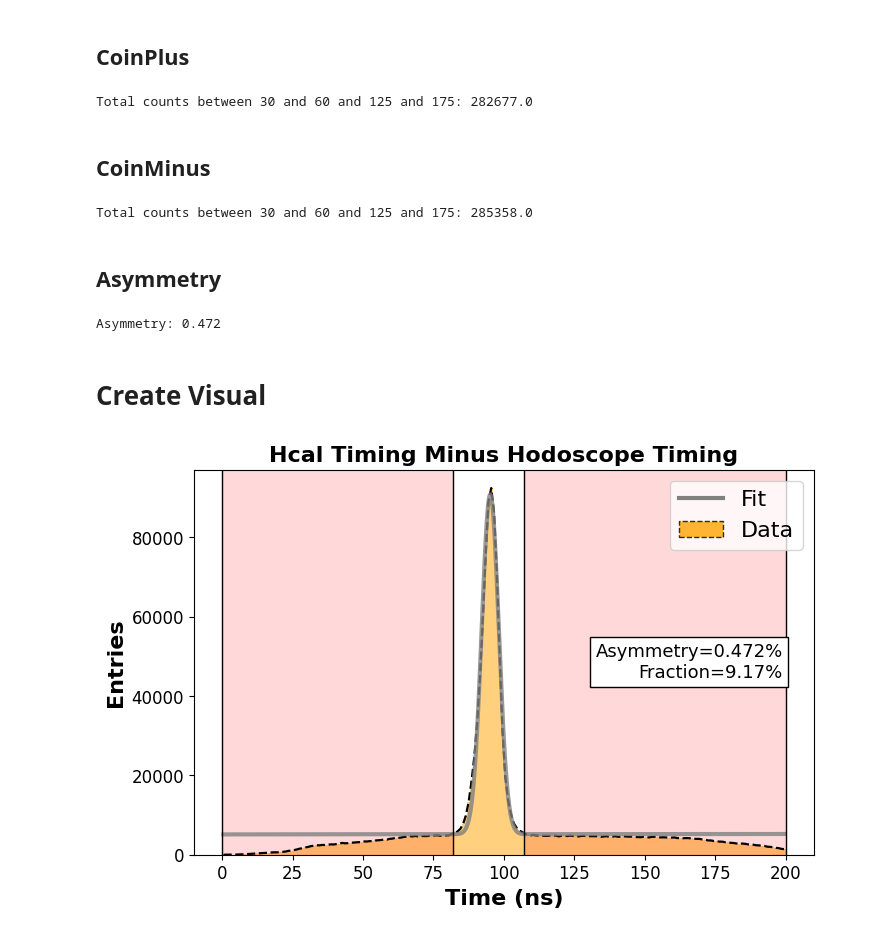
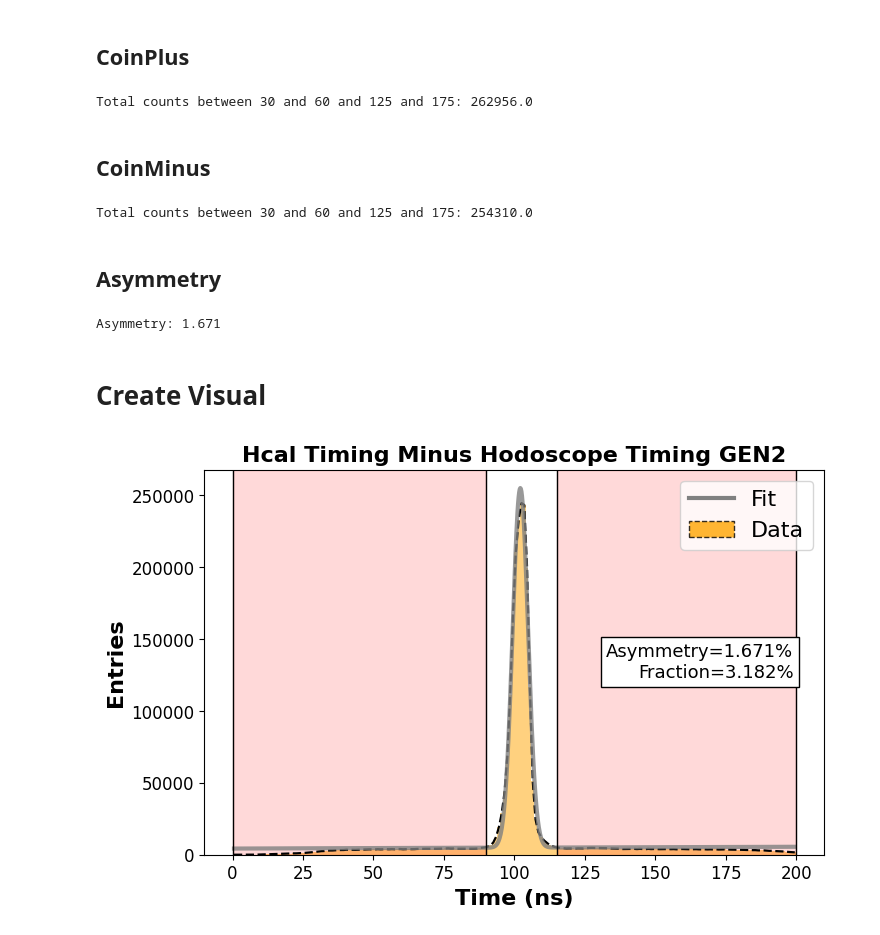
Before and after one commit to hp4xz/GEnAnalysis, a Jupyter notebook: analysis/CORRECTION_Accidentals.ipynb, the cells around one changed output. Cells and saved outputs as stored; diff of their text form; code cells hidden in the pictures.

```diff
--- a/analysis/CORRECTION_Accidentals.ipynb
+++ b/analysis/CORRECTION_Accidentals.ipynb
@@ -25,5 +27,5 @@ from scipy.integrate import quad
 # %%
-config="3"
+config="2"
 def coincidence(config):
     gStyle.SetOptStat(0)
     gStyle.SetOptFit(1)
@@ -250,8 +270,11 @@ Total Events: 683100.7135661014 Background: 62641.83207284371 Ratio: 9.17%
 ## CoinPlus
 # %%
 bin_centers,bin_contents=coinplus
+if config=="2":
+    count_ranges = [(0, 90), (115, 200)]
+if config=="3":
+    count_ranges = [(0, 82), (107, 200)]
 
-count_ranges = [(0, 82), (107, 200)]
 
 # Initialize total counts
 total_counts = 0
@@ -265,7 +288,7 @@ for count_range_min, count_range_max in count_ranges:
 print(f"Total counts between 30 and 60 and 125 and 175: {total_counts}")
 countP=total_counts
 # %% [output]
-Total counts between 30 and 60 and 125 and 175: 282677.0
+Total counts between 30 and 60 and 125 and 175: 262956.0
 # %% [markdown]
 ## CoinMinus
 # %%
@@ -285,14 +308,14 @@ for count_range_min, count_range_max in count_ranges:
 print(f"Total counts between 30 and 60 and 125 and 175: {total_counts}")
 countM=total_counts
 # %% [output]
-Total counts between 30 and 60 and 125 and 175: 285358.0
+Total counts between 30 and 60 and 125 and 175: 254310.0
 # %% [markdown]
 ## Asymmetry
 # %%
 A=np.round(100*abs((countP-countM)/(countP+countM)),3)
 print("Asymmetry: "+str(A))
 # %% [output]
-Asymmetry: 0.472
+Asymmetry: 1.671
 # %% [markdown]
 # Create Visual
 # %%
@@ -303,32 +326,32 @@ bin_centers,bin_contents=coin
 plt.bar(bin_centers, bin_contents, width=(bin_centers[1] - bin_centers[0]), align='center', alpha=0.5,color='orange',label="Total Fit = bg+simN+simP")
 plt.plot(bin_centers, bin_contents,'--',color='black',linewidth=lw)
 #___________________________________________________________________________________________________________
 
 x_fit = np.linspace(min(bin_centers), max(bin_centers), 1000)
 plt.plot(x_fit, fit_function(x_fit, *params), 'grey',alpha=.8,linewidth=3, label='Fit')
 
 legend_elements = [
      Line2D([0], [0], color='grey', linewidth=3, linestyle='-', label='Fit'),
     Patch(facecolor='orange', edgecolor='black', linestyle='--', label='Data',alpha=.8)]
-plt.title('Hcal Timing Minus Hodoscope Timing',fontsize=fs,fontweight=fw)
+plt.title(f'Hcal Timing Minus Hodoscope Timing GEN{config}',fontsize=fs,fontweight=fw)
 
 plt.legend(handles=legend_elements,loc='upper right',fontsize=fs)
 plt.xticks(fontsize=fs-4)
 plt.yticks(fontsize=fs-4)
 plt.xlabel('Time (ns)',fontsize=fs,fontweight=fw)
 plt.ylabel('Entries',fontsize=fs,fontweight=fw)
 
 for count_range_min, count_range_max in count_ranges:
     plt.axvspan(count_range_min, count_range_max, color='red', alpha=0.15)
     plt.axvline(count_range_min, color='black', linestyle='-', linewidth=1)
     plt.axvline(count_range_max, color='black', linestyle='-', linewidth=1)
 textstr = 'Asymmetry='+str(A)+'%\nFraction='+str(ratio)+'%'
 props = dict(boxstyle='square', facecolor='white', edgecolor='black')
 plt.text(0.95, 0.5, textstr, transform=plt.gca().transAxes, fontsize=13,
          verticalalignment='center', horizontalalignment='right', bbox=props)
 
 
 
 plt.savefig(f"../plots/CORRECTIONS_Accidental{config}")
 # %% [output]
-[figure, old version]
+[figure, new version]
```
Also changed, not shown: parts of 4 cells of this notebook, 6 other files.
